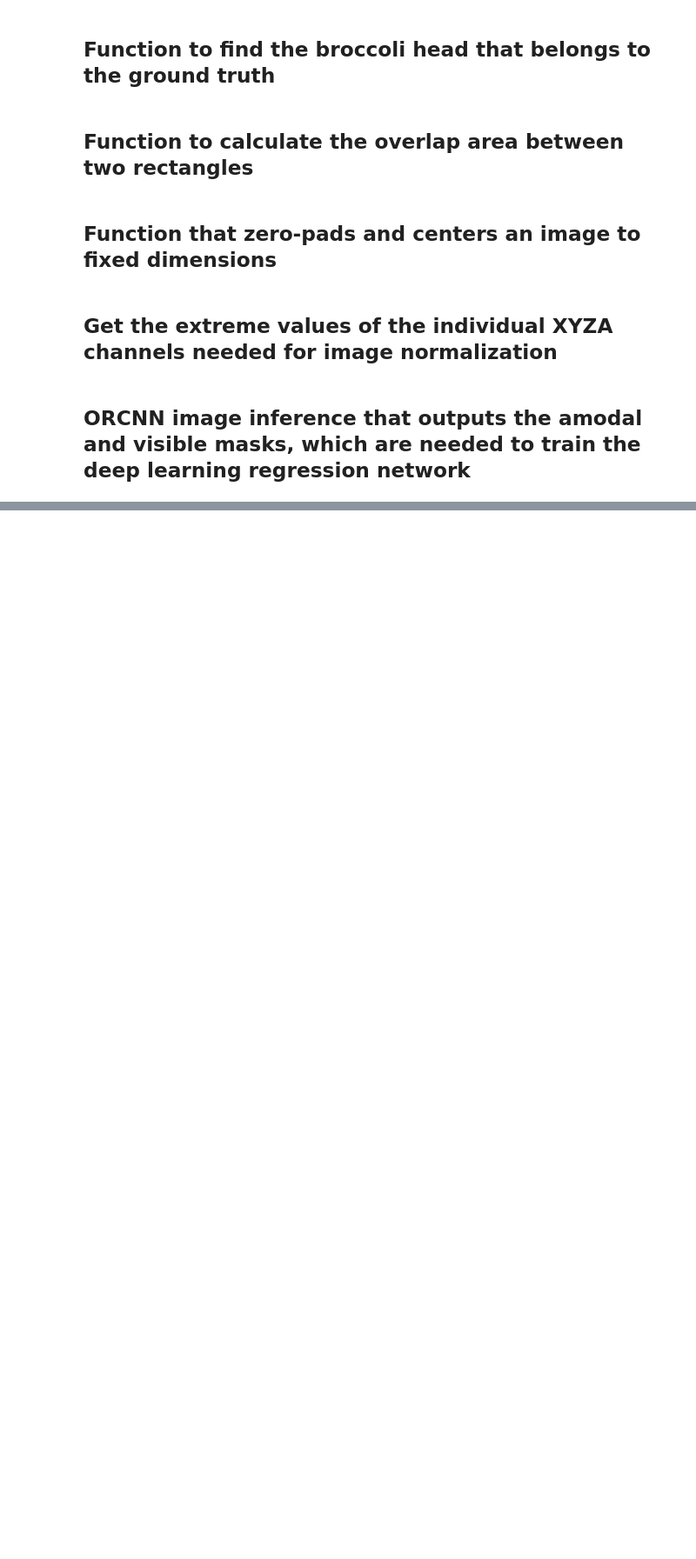
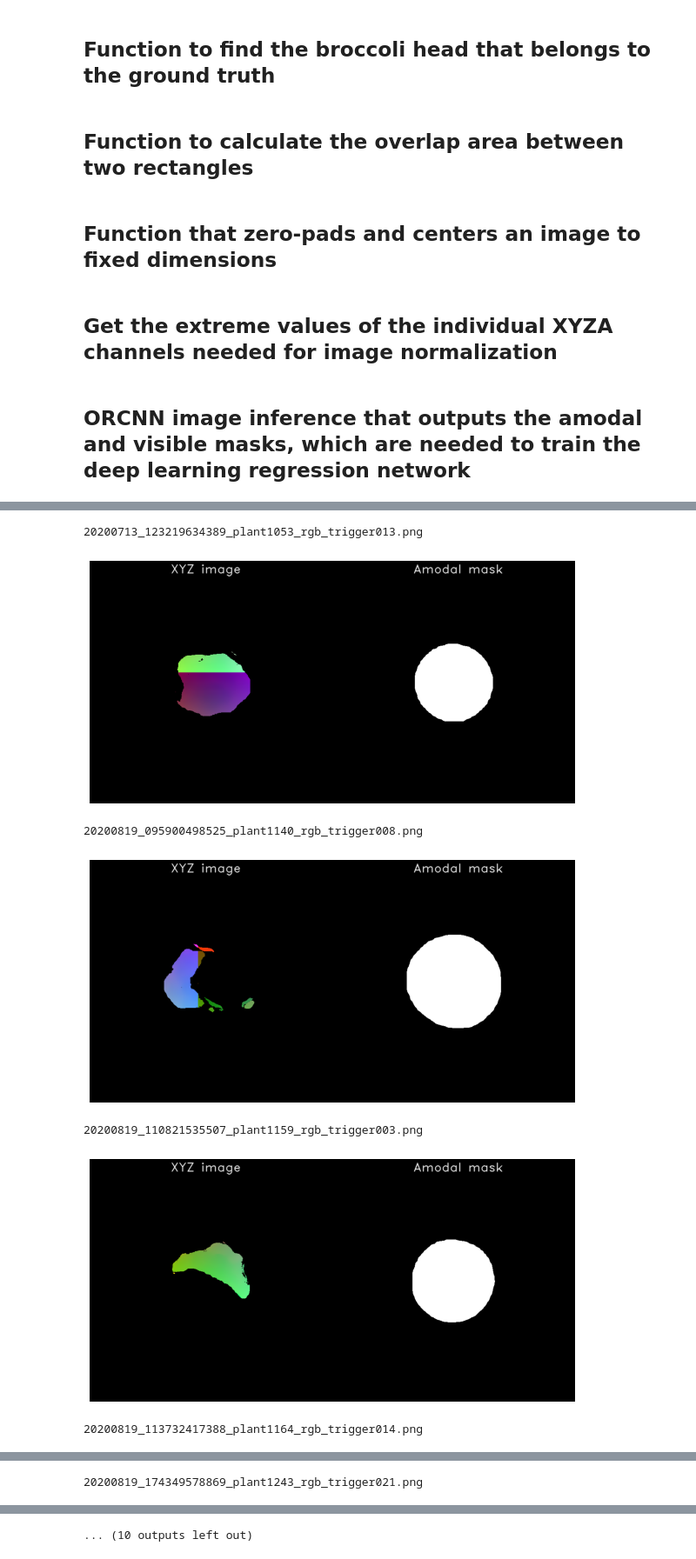
Before and after one commit to pieterblok/sizecnn, a Jupyter notebook: Create_XYZA_images_for_regression_training.ipynb, the cells around one changed output, grey strips where cells are left out. Shown at 87% size. Drawn from its saved outputs; the diff is of its cells as text; code cells hidden in the pictures; blank space fills up the shorter version.

Commit message:
added some random visualization of the xyza images

```diff
--- a/Create_XYZA_images_for_regression_training.ipynb
+++ b/Create_XYZA_images_for_regression_training.ipynb
@@ -229,6 +229,13 @@ max_z = 0.0
 min_a = 0.0
 max_a = 0.0
 values = np.array([min_x, max_x, min_y, max_y, min_z, max_z, min_a, max_a]).astype(np.float32)
+
+random_images = []
+random_imagenames = []
+font_face = cv2.FONT_HERSHEY_DUPLEX
+font_scale = 1
+font_thickness = 1
+text_color1 = [255, 255, 255]
 
 if gt_file_present:
     for j in range(len(subfolders)):
@@ -247,6 +254,7 @@ if gt_file_present:
         broccoli_amodal_metadata = MetadataCatalog.get("broccoli_amodal_" + subfolder)
         dataset_dicts = DatasetCatalog.get("broccoli_amodal_" + subfolder)
 
+        ids_visualize = np.random.choice(np.arange(len(dataset_dicts)), 5)
 
         for i in tqdm(range(len(dataset_dicts))):
             # Load the RGB image
@@ -374,4 +382,33 @@ if gt_file_present:
             txtfile = open(os.path.join(writedir,txt_name),"w")
             txtfile.write("{0:.1f}".format(real_diameter))
             txtfile.close()
+
+
+            # Store the randomly selected images in an array
+            if i in ids_visualize:
+                xyz_uint8 = zp[:,:,:3].astype(np.uint8)
+                height, width = xyz_uint8.shape[:2]
+
+                text_pt4 = (int((width/2) - 100), 30)
+                text_str4 = "XYZ image"
+                text_w4, text_h4 = cv2.getTextSize(text_str4, font_face, font_scale, font_thickness)[0]
+                cv2.putText(xyz_uint8, text_str4, text_pt4, font_face, font_scale, text_color1, font_thickness, cv2.LINE_AA)
+
+                a1_uint8 = np.multiply(np.expand_dims(zp[:,:,3].astype(np.uint8), axis=2), 255)
+                a3_uint8 = np.repeat(a1_uint8, 3, axis=2)
+                text_str5 = "Amodal mask"
+                text_w5, text_h5 = cv2.getTextSize(text_str5, font_face, font_scale, font_thickness)[0]
+                cv2.putText(a3_uint8, text_str5, text_pt4, font_face, font_scale, text_color1, font_thickness, cv2.LINE_AA)
+
+                xyza_mosaic = np.hstack((xyz_uint8, a3_uint8))
+                random_imagenames.append(basename)
+                random_images.append(xyza_mosaic)
+
+
+# Visualize the results
+for j in range(len(random_images)):
+    image_name = random_imagenames[j]
+    print(image_name)
+    image = random_images[j]
+    imshow(image)
 # %% [output]
@@ -379,0 +417,7 @@ if gt_file_present:
+20200713_123219634389_plant1053_rgb_trigger013.png
+[figure, added]
+20200819_095900498525_plant1140_rgb_trigger008.png
+[figure, added]
+20200819_110821535507_plant1159_rgb_trigger003.png
+[figure, added]
+20200819_113732417388_plant1164_rgb_trigger014.png
@@ -379,0 +425 @@ if gt_file_present:
+20200819_174349578869_plant1243_rgb_trigger021.png
@@ -380,3 +427,4 @@ if gt_file_present:
+... (10 outputs left out)
 # %%
 # Write the normalization values so it can be used for regression training and inference
 writedir = os.path.join(rootdir, store_folder)
```
Also changed, not shown: parts of 2 cells of this notebook.
